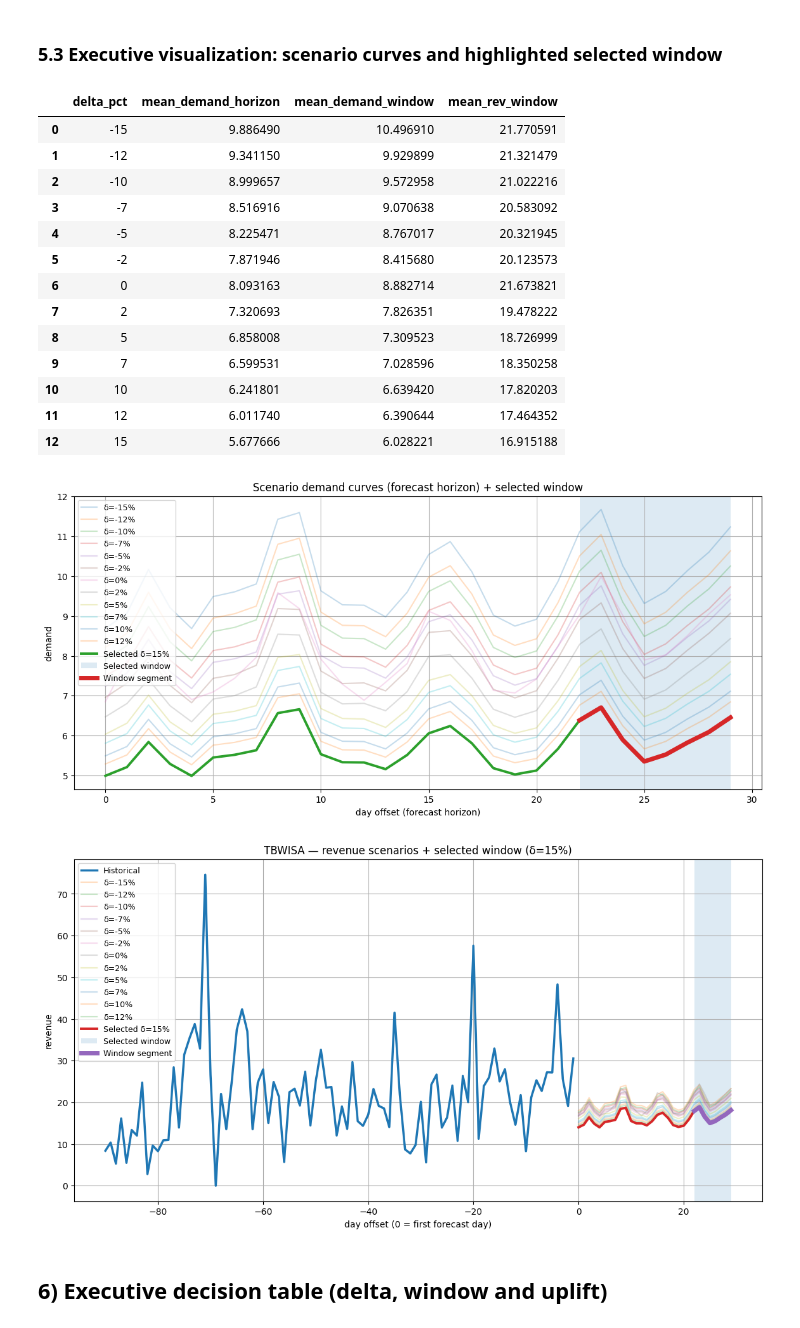
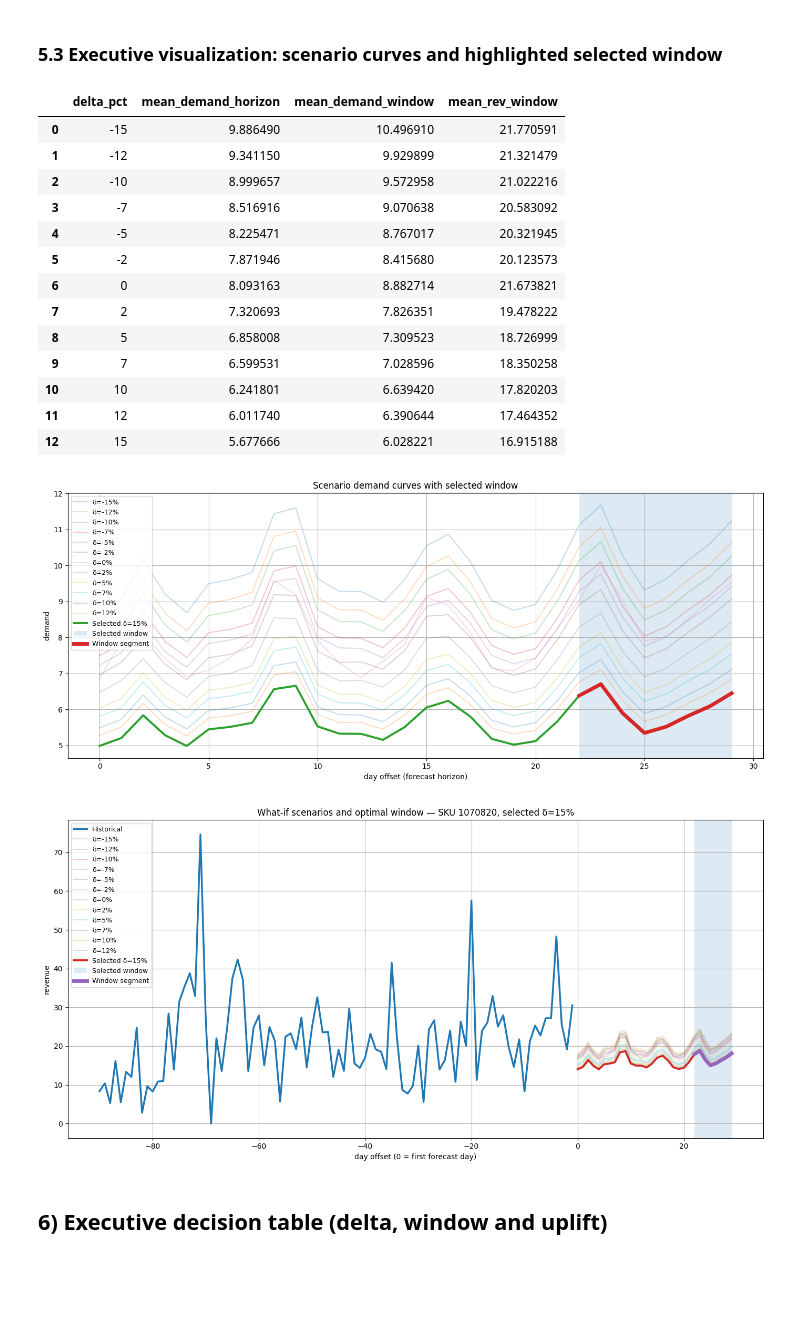
Before and after one commit to alexgrigoras/dif-pi, a Jupyter notebook: dif-pi.ipynb, the cells around one changed output. Cells and saved outputs as stored; diff of their text form; code cells hidden in the pictures; blank space fills up the shorter version.

```diff
--- a/dif-pi.ipynb
+++ b/dif-pi.ipynb
@@ -106,12 +106,17 @@ MIN_NONZERO_DAYS_RELAXED = 30
 # The pipeline will:
 # (1) select eligible SKUs,
 # (2) split them into TRAIN_SKUS / TEST_SKUS,
-# (3) pick CASE_SKU from the TEST_SKUS (unless you override it manually),
-# (4) generate the executive decision artifacts for CASE_SKU only.
+# (3) identify suitable held-out SKUs for the three integrated case-study regimes,
+# (4) let you run one selected case SKU through the existing executive workflow,
+# (5) aggregate already-run cases into a cross-case comparative summary.
 SKU_HOLDOUT_ENABLED = True
 TEST_SKU_FRAC = 0.20
 SPLIT_SEED = 42
-CASE_SKU_OVERRIDE = 1070820  # set to a specific SKU id (string) to force the executive case, otwewise left as None for automatic selection from TEST_SKUS
+
+# Case-study selection
+CASE_REGIME_SELECTION = 'regular'   # {'regular', 'intermittent', 'price_sensitive'}
+CASE_SKU_OVERRIDE = 1070820         # set to a specific SKU id to force the executive case; otherwise set to None #1070820
+
 EXPORT_SKU_SPLIT_LISTS = True
 
 # For loglinear/XGBoost feature baselines (minimum positive rows after filtering)
@@ -913,7 +1100,8 @@ def plot_optimal_window_style(
     start=None,
     end=None,
     title="TBWISA: Optimal window on forecasted revenue",
-    alpha=0.25
+    alpha=0.25,
+    save_path=None
 ):
     """Plot historical revenue and forecast revenue per scenario and highlight (start,end) on best_delta."""
     plt.figure(figsize=(14, 7))
@@ -947,6 +1135,9 @@ def plot_optimal_window_style(
     plt.ylabel("revenue")
     plt.grid(True)
     plt.legend(loc="best", fontsize=9)
+    plt.tight_layout()
+    if save_path is not None:
+        plt.savefig(save_path, dpi=160, bbox_inches='tight')
     plt.show()
 
 def plot_scenario_curves_with_window(
@@ -956,7 +1147,9 @@ def plot_scenario_curves_with_window(
     title: str = "Scenario revenue curves + selected window",
     show_all_deltas: bool = True,
     alpha: float = 0.25,
-    hist_tail: int = 90
+    hist_tail: int = 90,
+    demand_save_path=None,
+    revenue_save_path=None
 ):
     """Plot forecast-horizon revenue and demand for each delta and highlight the selected window on best_delta."""
     deltas_sorted = sorted([int(k) for k in scenarios_model.keys()])
@@ -1010,11 +1203,14 @@ def plot_scenario_curves_with_window(
     plt.axvspan(start, end-1, alpha=0.15, label="Selected window")
     plt.plot(x[start:end], dem_by_delta[int(best_delta)][start:end], linewidth=5, label="Window segment")
 
-    plt.title("Scenario demand curves (forecast horizon) + selected window")
+    plt.title("Scenario demand curves with selected window")
     plt.xlabel("day offset (forecast horizon)")
     plt.ylabel("demand")
     plt.grid(True)
     plt.legend(loc="best", fontsize=9)
+    plt.tight_layout()
+    if demand_save_path is not None:
+        plt.savefig(demand_save_path, dpi=160, bbox_inches='tight')
     plt.show()
 
     # Revenue plot (x_tbwisa-style)
@@ -1025,39 +1221,42 @@ def plot_scenario_curves_with_window(
         start=start,
         end=end,
         title=title,
-        alpha=alpha
+        alpha=alpha,
+        save_path=revenue_save_path
     )
 
 
 # Use TBWISA recommended delta/window
 try:
     best_delta_exec = int(decision_table_screened.loc[decision_table_screened['model']=='tbwisa','recommended_delta_pct'].iloc[0])
 except Exception:
     best_delta_exec = int(windows[windows['model']=='tbwisa'].sort_values('score', ascending=False).iloc[0]['delta_pct'])
 
 plot_scenario_curves_with_window(
     scenarios['tbwisa'],
     windows[windows['model']=='tbwisa'],
     best_delta=best_delta_exec,
-    title=f"TBWISA — revenue scenarios + selected window (δ={best_delta_exec}%)"
+    title=f"What-if scenarios and optimal window — SKU {CASE_SKU}, selected δ={best_delta_exec}%",
+    demand_save_path=OUT_DIR / f'scenario_demand_curves_with_selected_window_case_sku_{CASE_SKU}.png',
+    revenue_save_path=OUT_DIR / f'what_if_scenarios_and_optimal_window_case_sku_{CASE_SKU}.png'
 )
 # %% [output]
 |  | delta_pct | mean_demand_horizon | mean_demand_window | mean_rev_window |
 | 0 | -15 | 9.886490 | 10.496910 | 21.770591 |
 | 1 | -12 | 9.341150 | 9.929899 | 21.321479 |
 | 2 | -10 | 8.999657 | 9.572958 | 21.022216 |
 | 3 | -7 | 8.516916 | 9.070638 | 20.583092 |
 | 4 | -5 | 8.225471 | 8.767017 | 20.321945 |
 | 5 | -2 | 7.871946 | 8.415680 | 20.123573 |
 | 6 | 0 | 8.093163 | 8.882714 | 21.673821 |
 | 7 | 2 | 7.320693 | 7.826351 | 19.478222 |
 | 8 | 5 | 6.858008 | 7.309523 | 18.726999 |
 | 9 | 7 | 6.599531 | 7.028596 | 18.350258 |
 | 10 | 10 | 6.241801 | 6.639420 | 17.820203 |
 | 11 | 12 | 6.011740 | 6.390644 | 17.464352 |
 | 12 | 15 | 5.677666 | 6.028221 | 16.915188 |
-[figure, old version]
+[figure, new version]
-[figure, old version]
+[figure, new version]
 # %% [markdown]
 ## 6) Executive decision table (delta, window and uplift)
 # %%
```
Also changed, not shown: parts of 11 cells of this notebook.
